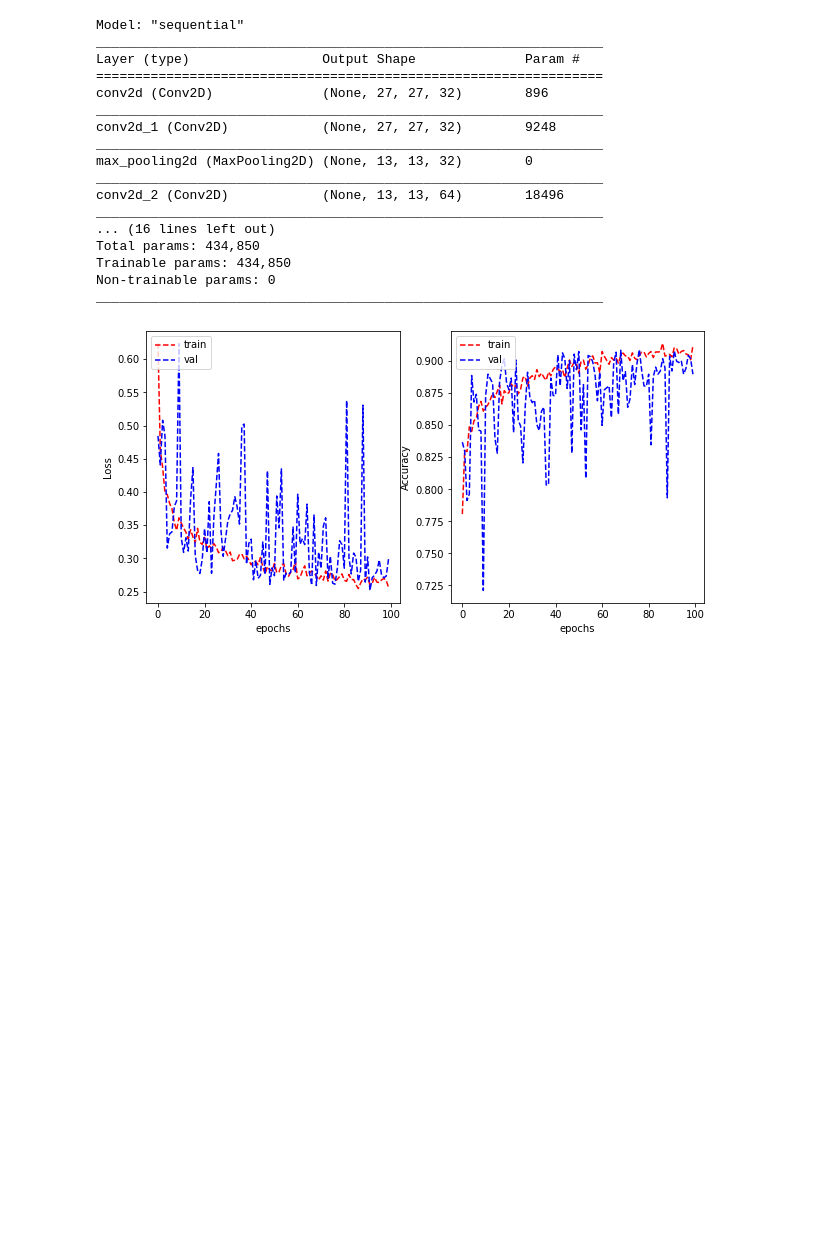
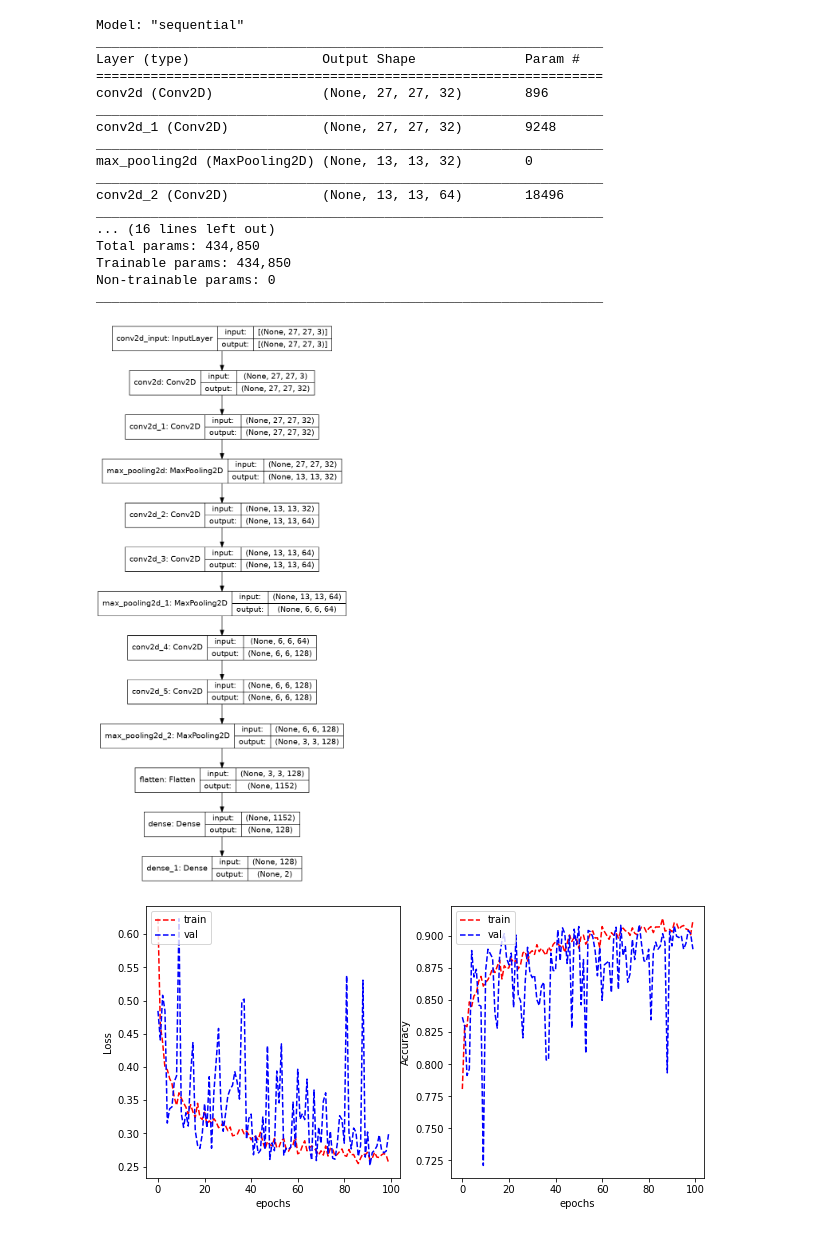
Before and after one commit to ngkarthi71/colon-cancer-analysis, a Jupyter notebook: Final_Task1.ipynb, the cells around one changed output. Drawn from its saved outputs; the diff is of its cells as text; code cells hidden in the pictures; blank space fills up the shorter version.

```diff
--- a/Final_Task1.ipynb
+++ b/Final_Task1.ipynb
@@ -599,7 +599,9 @@ Trainable params: 434,850
 Non-trainable params: 0
 _________________________________________________________________
 # %%
-tf.keras.utils.plot_model(model, show_shapes=True)
+tf.keras.utils.plot_model(model_VGG_3, show_shapes=True)
+# %% [output]
+[figure, added]
 # %%
 model_VGG_3.compile(optimizer='adam',
               loss=tf.keras.losses.CategoricalCrossentropy(from_logits=True),
```
